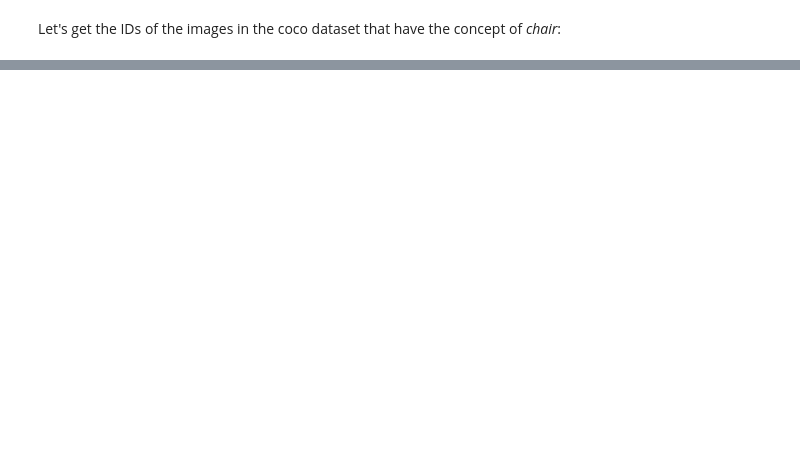
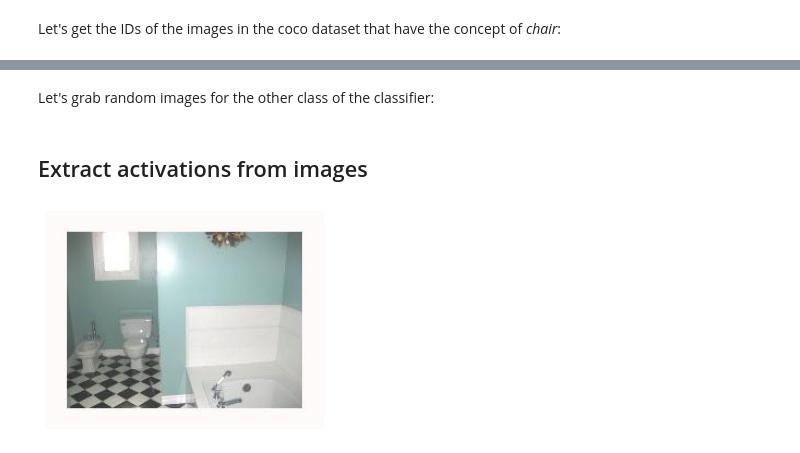
Before and after one commit to martinagvilas/concept-based-explanation, a Jupyter notebook: notebooks/tcav.ipynb, the cells around one changed output, grey strips where cells are left out. Saved outputs shown, nothing was run; the diff lists cells and outputs as text; code cells hidden in the pictures; blank space fills up the shorter version.

```diff
--- a/notebooks/tcav.ipynb
+++ b/notebooks/tcav.ipynb
@@ -6,3 +6,6 @@ Introduced by [Kim et al. (2018)](https://arxiv.org/pdf/1711.11279.pdf)
 from torchvision.models import resnet50
 
 model = resnet50(pretrained=True)
+# %%
+concept = "cup"
+k_class = "bottle"
@@ -37,3 +41,3 @@ Let's filter the ids of chair images so that they don't have tables in them:
 # %%
-filt_chair_img_ids = [img_id for img_id in chair_img_ids if img_id not in overlap]
-assert len(filt_chair_img_ids) == (len(chair_img_ids) - len(overlap))
+filt_concept_imgs_ids = [img_id for img_id in concept_imgs_ids if img_id not in overlap_imgs_ids]
+assert len(filt_concept_imgs_ids) == (len(concept_imgs_ids) - len(overlap_imgs_ids))
@@ -41,0 +44,13 @@ dining table, chair
+# %% [markdown]
+Let's grab random images for the other class of the classifier:
+# %%
+import random
+
+all_imgs_ids = list(coco.imgs.keys())
+not_concept_imgs_ids = [img_id for img_id in all_imgs_ids if img_id not in concept_imgs_ids]
+random.Random(0).shuffle(not_concept_imgs_ids)
+not_concept_imgs_ids = not_concept_imgs_ids[:len(filt_concept_imgs_ids)]
+
+assert not any(img_id in not_concept_imgs_ids for img_id in concept_imgs_ids)
+# %% [markdown]
+## Extract activations from images
@@ -41,0 +67,31 @@ dining table, chair
+# %%
+from torchvision import transforms
+
+normalize = transforms.Normalize(
+    mean=[0.485, 0.456, 0.406],
+    std=[0.229, 0.224, 0.225]
+)
+
+preprocessing = transforms.Compose([
+    transforms.Resize(256),
+    transforms.CenterCrop(224),
+    transforms.ToTensor(),
+    normalize,
+])
+# %%
+from PIL import Image
+import skimage.io as io
+import matplotlib.pyplot as plt
+
+img_id = not_concept_imgs_ids[5]
+img_url =  coco.loadImgs(img_id)[0]["coco_url"]
+img = io.imread(img_url)
+img_pil = Image.fromarray(img)
+prepro_img = preprocessing(img_pil)
+#type(img)
+
+plt.axis('off')
+plt.imshow(img)
+plt.show()
+# %% [output]
+[figure, added]
```
Also changed, not shown: parts of 11 cells of this notebook, 1 other file.
